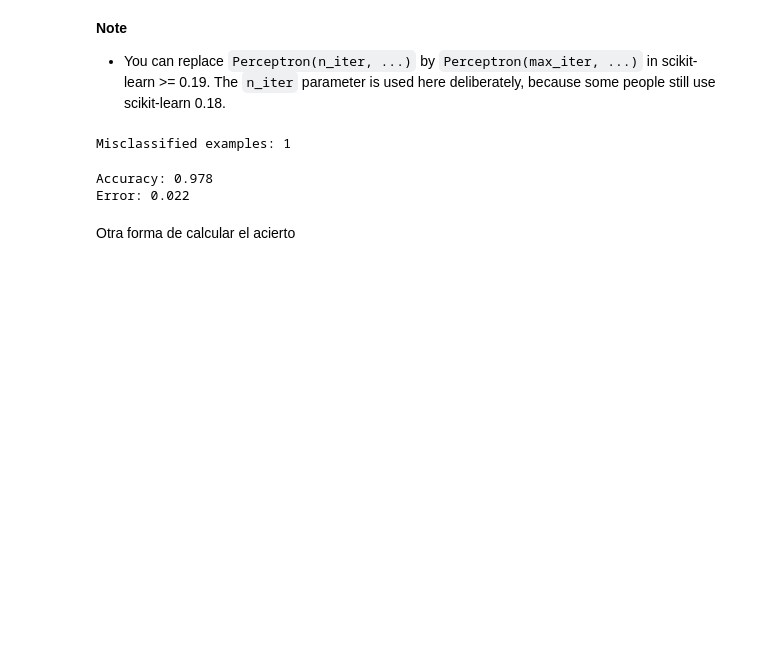
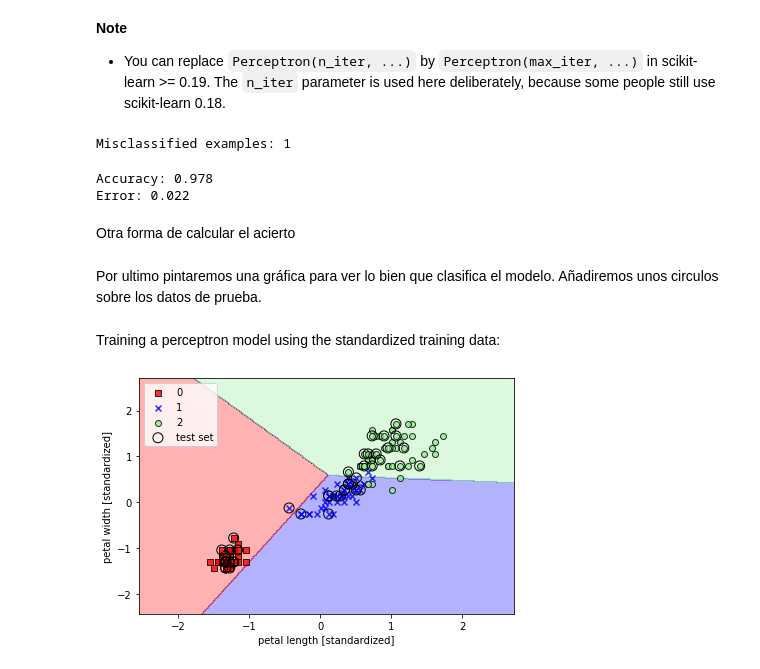
Before and after one commit to apachon/python-machine-learning-book-3rd-edition, a Jupyter notebook: ch03.ipynb, the cells around one changed output. Cells and saved outputs as stored; diff of their text form; code cells hidden in the pictures; blank space fills up the shorter version.

```diff
--- a/ch03.ipynb
+++ b/ch03.ipynb
@@ -73,3 +73,5 @@ Error: 0.022
 Otra forma de calcular el acierto
 # %%
 print('Accuracy: %.3f' % ppn.score(X_test_std, y_test))
+# %% [markdown]
+Por ultimo pintaremos una gráfica para ver lo bien que clasifica el modelo. Añadiremos unos circulos sobre los datos de prueba.
@@ -75,0 +124,17 @@ print('Accuracy: %.3f' % ppn.score(X_test_std, y_test))
+# %% [markdown]
+Training a perceptron model using the standardized training data:
+# %%
+X_combined_std = np.vstack((X_train_std, X_test_std))
+y_combined = np.hstack((y_train, y_test))
+
+plot_decision_regions(X=X_combined_std, y=y_combined,
+                      classifier=ppn, test_idx=range(105, 150))
+plt.xlabel('petal length [standardized]')
+plt.ylabel('petal width [standardized]')
+plt.legend(loc='upper left')
+
+plt.tight_layout()
+#plt.savefig('images/03_01.png', dpi=300)
+plt.show()
+# %% [output]
+[figure, added]
```
Also changed, not shown: parts of 9 cells of this notebook.
